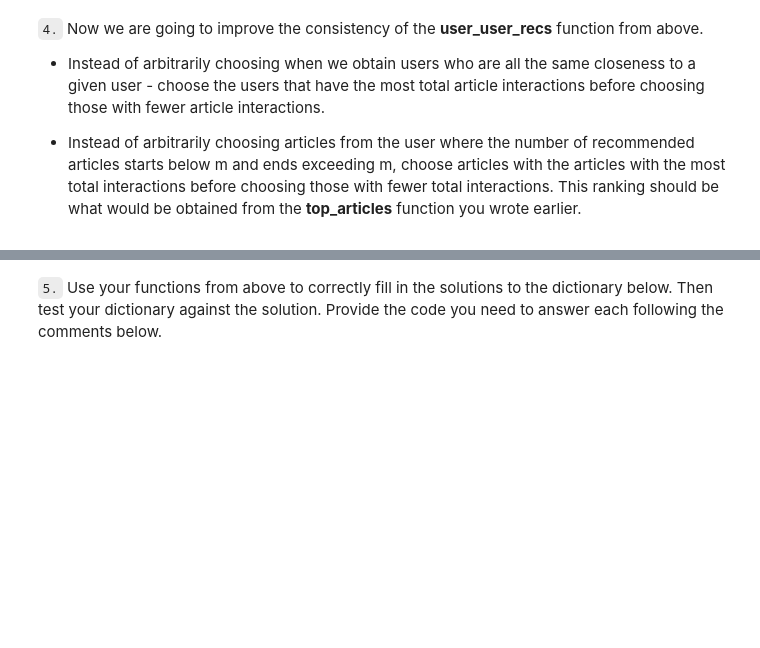
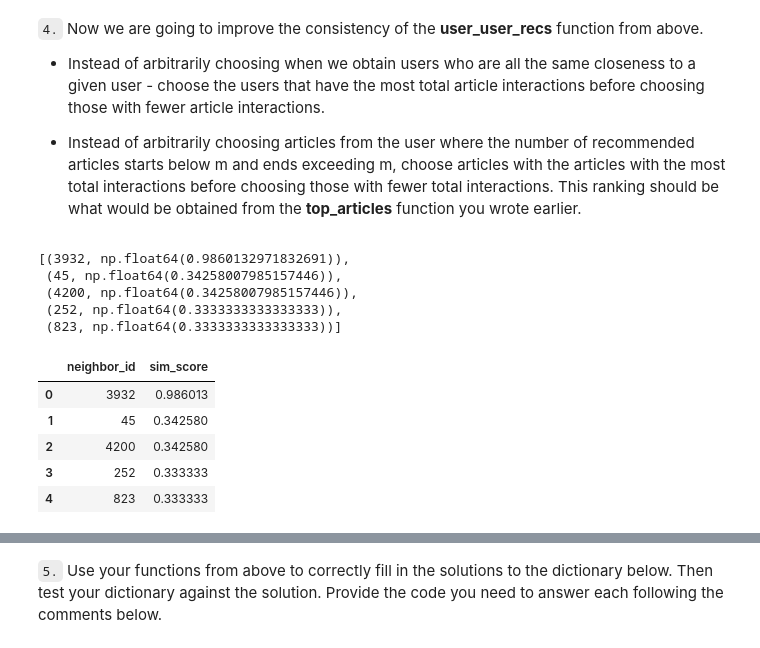
Before and after one commit to norrateng/recommendation_systems_project, a Jupyter notebook: starter/Recommendations_with_IBM.ipynb, the cells around one changed output, grey strips where cells are left out. Saved outputs shown, nothing was run; the diff lists cells and outputs as text; code cells hidden in the pictures; blank space fills up the shorter version.

```diff
--- a/starter/Recommendations_with_IBM.ipynb
+++ b/starter/Recommendations_with_IBM.ipynb
@@ -586,3 +586,22 @@ If this is all you see, you passed all of our tests!  Nice job!
 
 
 * Instead of arbitrarily choosing articles from the user where the number of recommended articles starts below m and ends exceeding m, choose articles with the articles with the most total interactions before choosing those with fewer total interactions. This ranking should be  what would be obtained from the **top_articles** function you wrote earlier.
+# %%
+#test area
+sim_users = find_similar_users(1, include_similarity=True)[:5]
+# %% [output]
+[(3932, np.float64(0.9860132971832691)),
+ (45, np.float64(0.34258007985157446)),
+ (4200, np.float64(0.34258007985157446)),
+ (252, np.float64(0.3333333333333333)),
+ (823, np.float64(0.3333333333333333))]
+# %%
+sim_users2 = pd.DataFrame(sim_users, columns=['neighbor_id', 'sim_score'])
+sim_users2
+# %% [output]
+|  | neighbor_id | sim_score |
+| 0 | 3932 | 0.986013 |
+| 1 | 45 | 0.342580 |
+| 2 | 4200 | 0.342580 |
+| 3 | 252 | 0.333333 |
+| 4 | 823 | 0.333333 |
```
Also changed, not shown: parts of 6 cells of this notebook.
